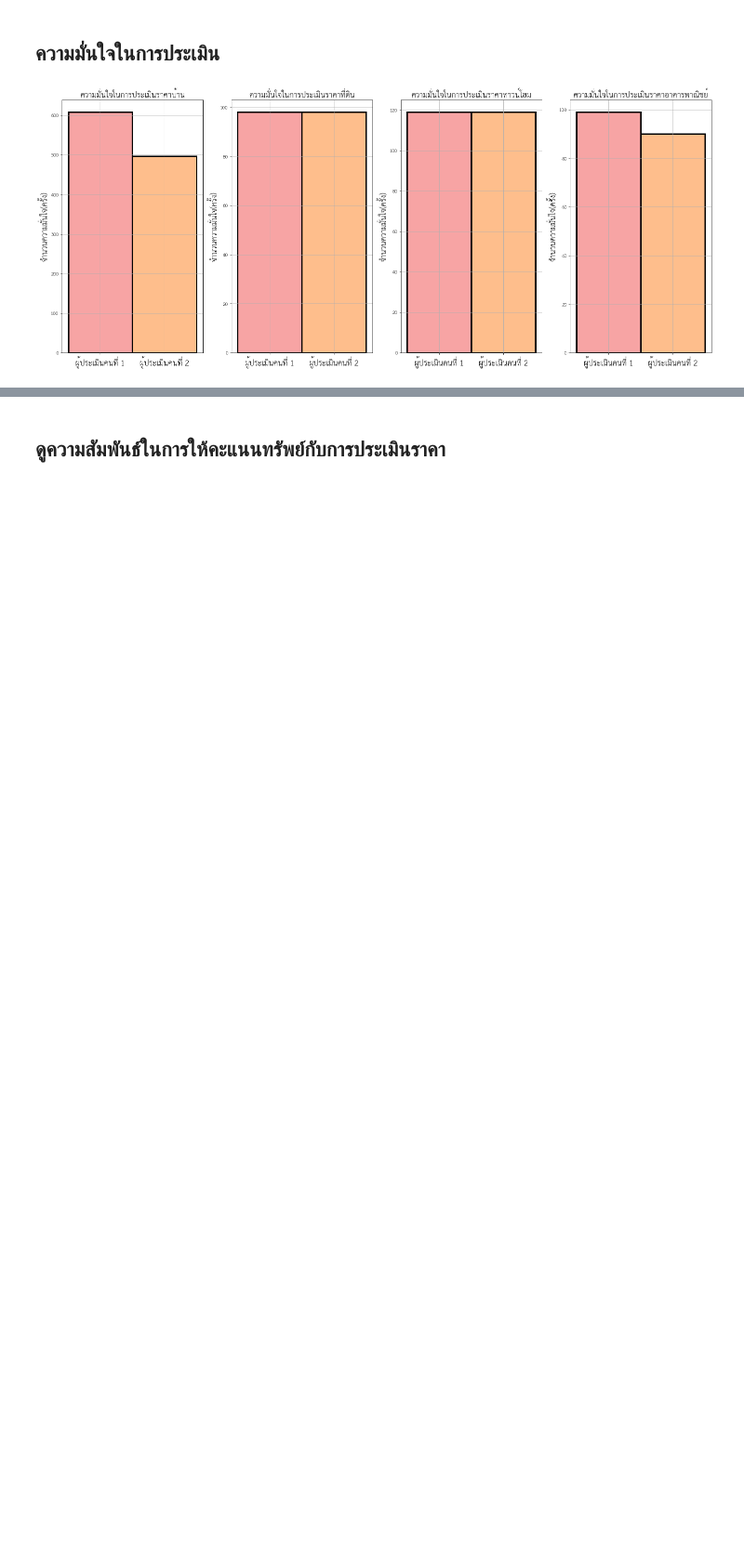
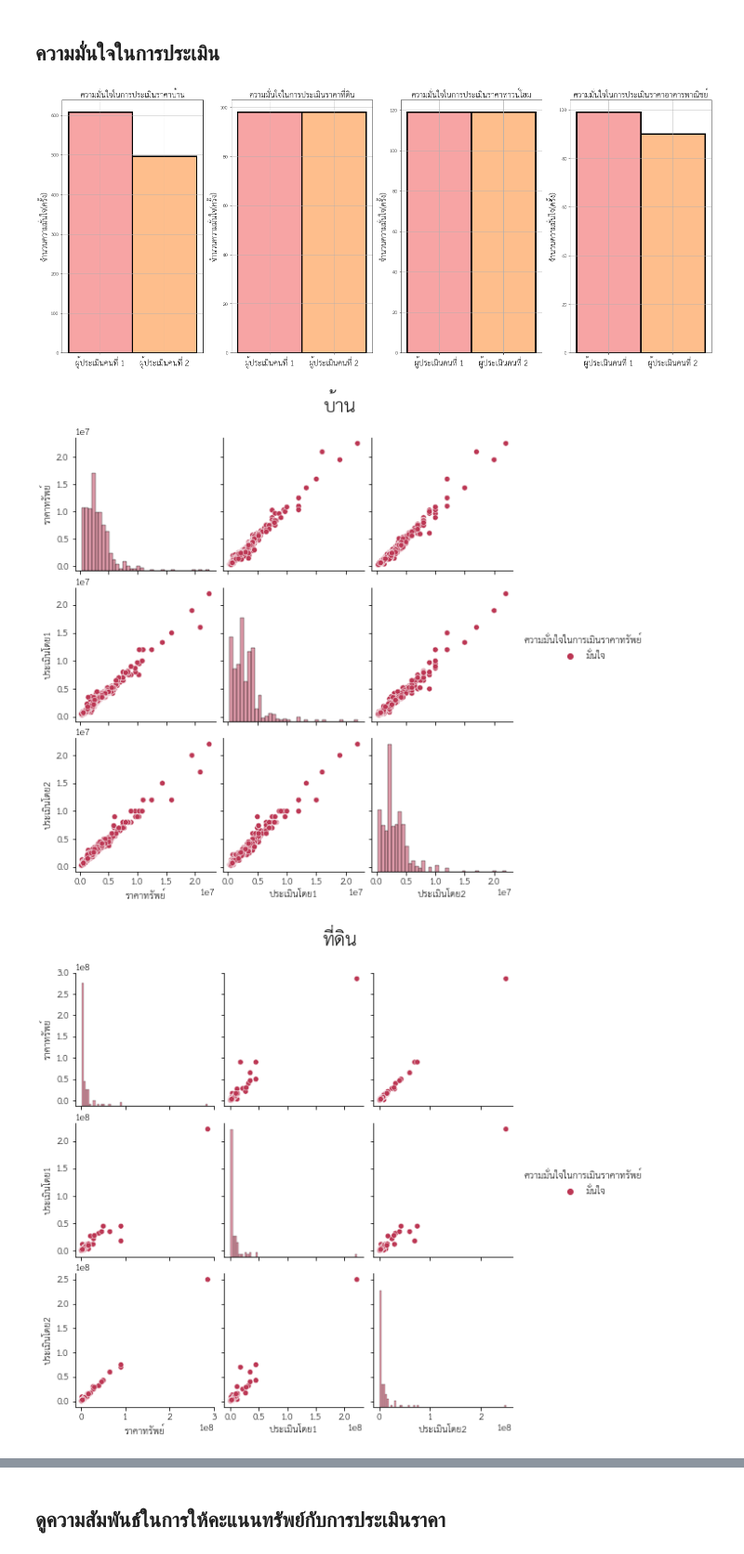
Before and after one commit to nattntn/bsc_dpdm22, a Jupyter notebook: [dataprep1]property_estimator(เรียกไฟล์จาก_gg_sheet).ipynb, the cells around one changed output, grey strips where cells are left out. Shown at 93% size. Saved outputs shown, nothing was run; the diff lists cells and outputs as text; code cells hidden in the pictures; blank space fills up the shorter version.

```diff
--- a/[dataprep1]property_estimator(เรียกไฟล์จาก_gg_sheet).ipynb
+++ b/[dataprep1]property_estimator(เรียกไฟล์จาก_gg_sheet).ipynb
@@ -798,3 +798,25 @@ plt.ylabel('จำนวนความมั่นใจ(ครั้ง)',font
 plt.show();
 # %% [output]
 [figure]
+# %%
+#pairplot ข้อมูลผ่านการ Normalization แล้ว?
+#pairplot ดูคสพ.ของตัวแปร 3ตัว คือ ราคาทรัพย์ ประเมินโดย1 และ ประเมินโดย 2 เเละแบ่งจุดข้อมูล ตาม การให้คะแนนทรัพย์
+sns.pairplot(home, hue ="ความมั่นใจในการเมินราคาทรัพย์",palette = "inferno", diag_kind="hist")# ,kind='reg',plot_kws={'line_kws':{'color':'red'}} เพิ่มเส้นตรงที่เเดง reg
+plt.suptitle("บ้าน",fontsize = 20 ,y = 1.05)
+
+
+sns.pairplot(land, hue ="ความมั่นใจในการเมินราคาทรัพย์",palette = "inferno", diag_kind="hist")
+plt.suptitle("ที่ดิน",fontsize = 20,y = 1.05 )
+
+
+sns.pairplot(townh, hue ="ความมั่นใจในการเมินราคาทรัพย์",palette = "inferno", diag_kind="hist")
+plt.suptitle("ทาวน์โฮม",fontsize = 20,y = 1.05 )
+
+
+sns.pairplot(comm, hue ="ความมั่นใจในการเมินราคาทรัพย์",palette = "inferno", diag_kind="hist")
+plt.suptitle("อาคารพาณิชย์",fontsize = 20,y = 1.05 )
+
+plt.show();
+# %% [output]
+[figure, added]
+[figure, added]
```
Also changed, not shown: parts of 1 cell of this notebook.
